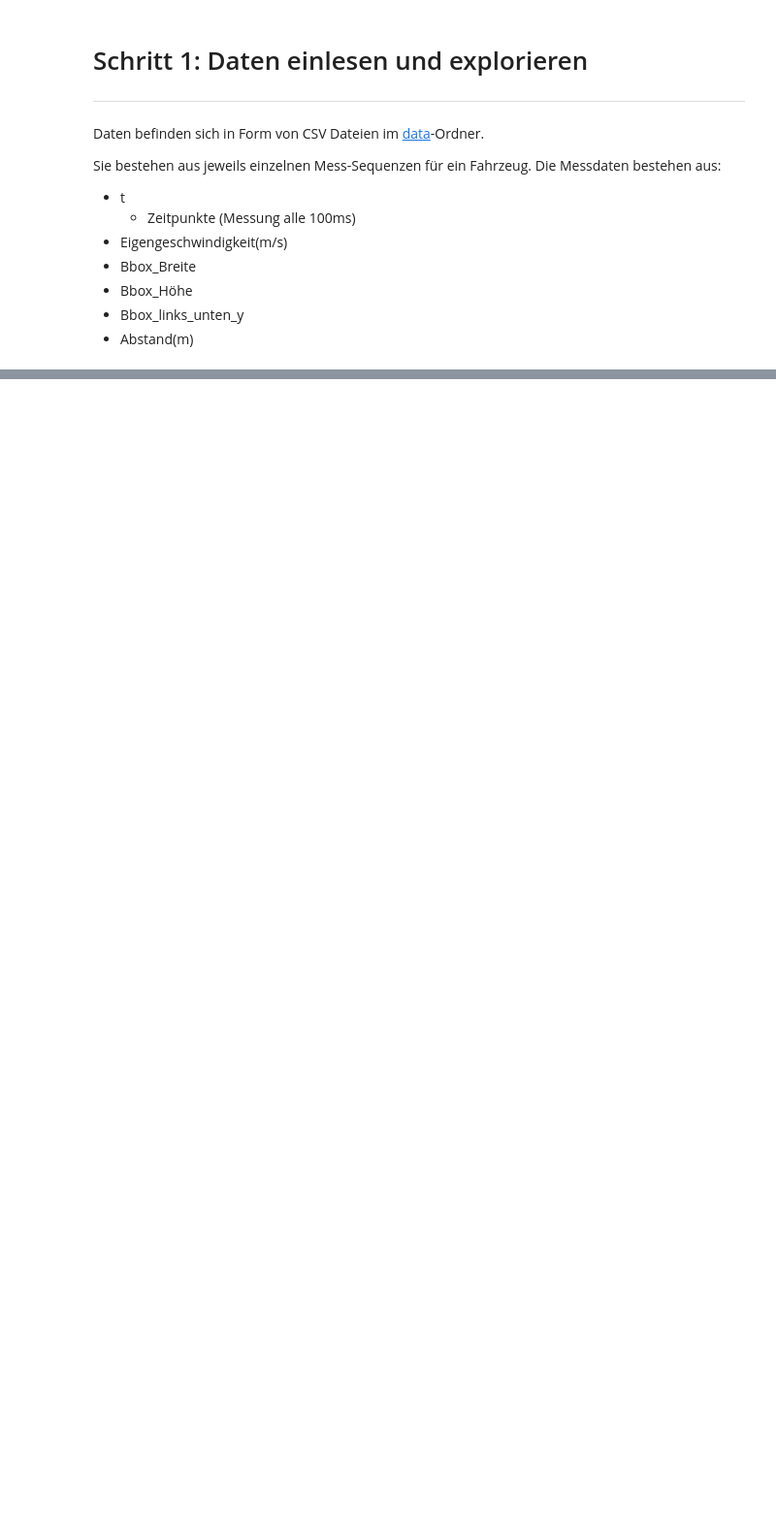
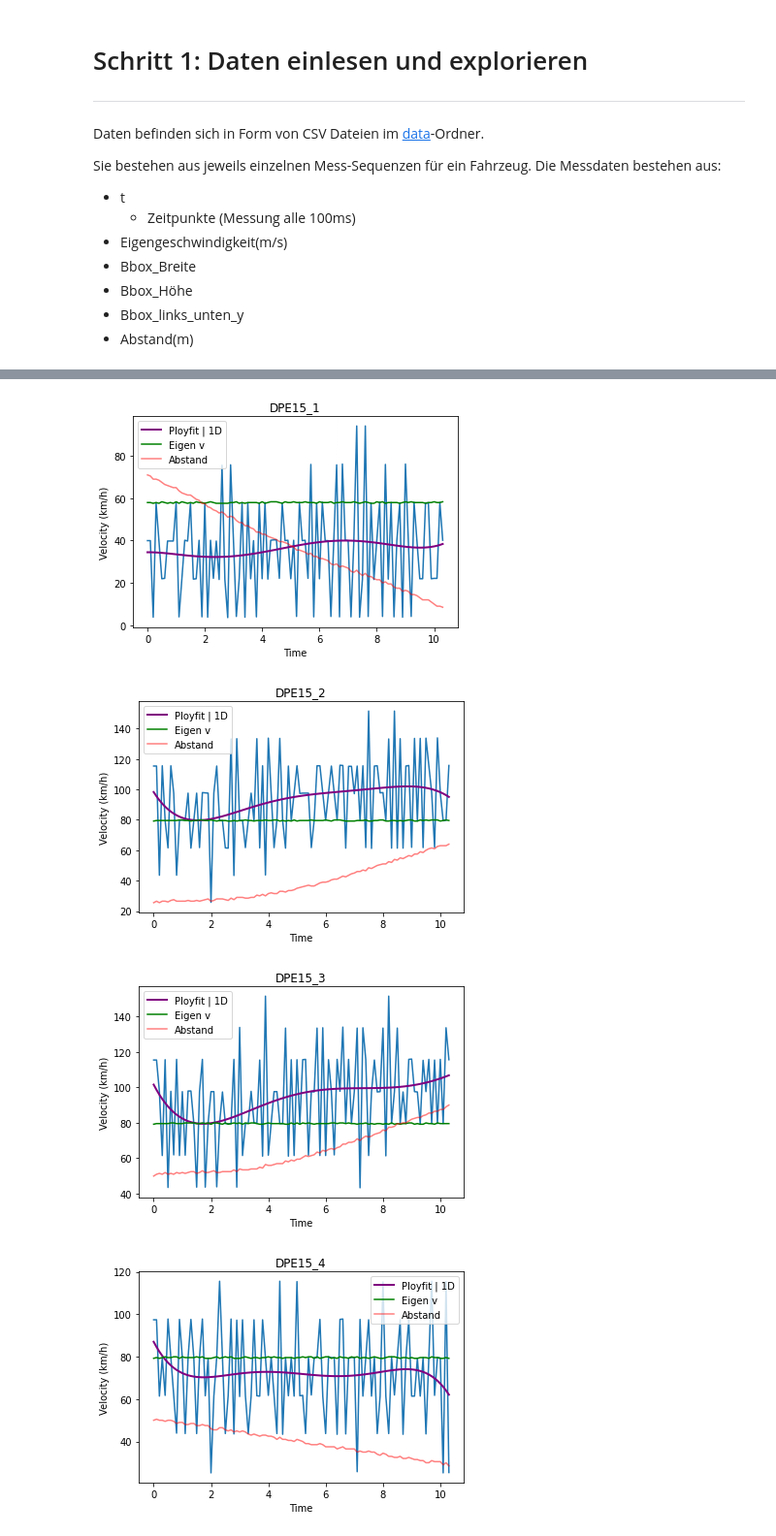
Before and after one commit to JanTSV/Evidenztheorie, a Jupyter notebook: main.ipynb, the cells around one changed output, grey strips where cells are left out. Shown: that part at 97% size. Cells and saved outputs as stored; diff of their text form; code cells hidden in the pictures; blank space fills up the shorter version.

```diff
--- a/main.ipynb
+++ b/main.ipynb
@@ -153 +150,32 @@ None
 104 rows × 9 columns
+# %%
+# plot calculated velocity and acceleration
+for path, df in data_dict.items():
+    plt.title(path)
+    plt.ylabel("Velocity (km/h)")
+    plt.xlabel("Time")
+    name = "v(km/h)"
+
+    # Real plots
+    plt.plot(df["t"], df[name])
+
+    dimensions = 5
+    model = np.poly1d(np.polyfit(df["t"], df[name], dimensions))
+    df["v(m/s)"]
+    plt.plot(df["t"], model(df["t"]), linewidth=2, color="purple", label="Ployfit | 1D")
+
+    df["v(km/h) polyfit"] = round(model(df["t"]), 2)
+
+    plt.plot(df["t"], df["Eigengeschwindigkeit(m/s)"]  * 3.6, color="green", label="Eigen v")
+
+    plt.plot(df["t"], df["Abstand(m)"], color="red", alpha=0.5, label="Abstand")
+    plt.legend()
+    plt.show()
+
+# Save data
+save_data_dict(data_dict, Path("updated_data"))
+# %% [output]
+[figure, added]
+[figure, added]
+[figure, added]
+[figure, added]
```
Also changed, not shown: parts of 3 cells of this notebook, 10 other files.
